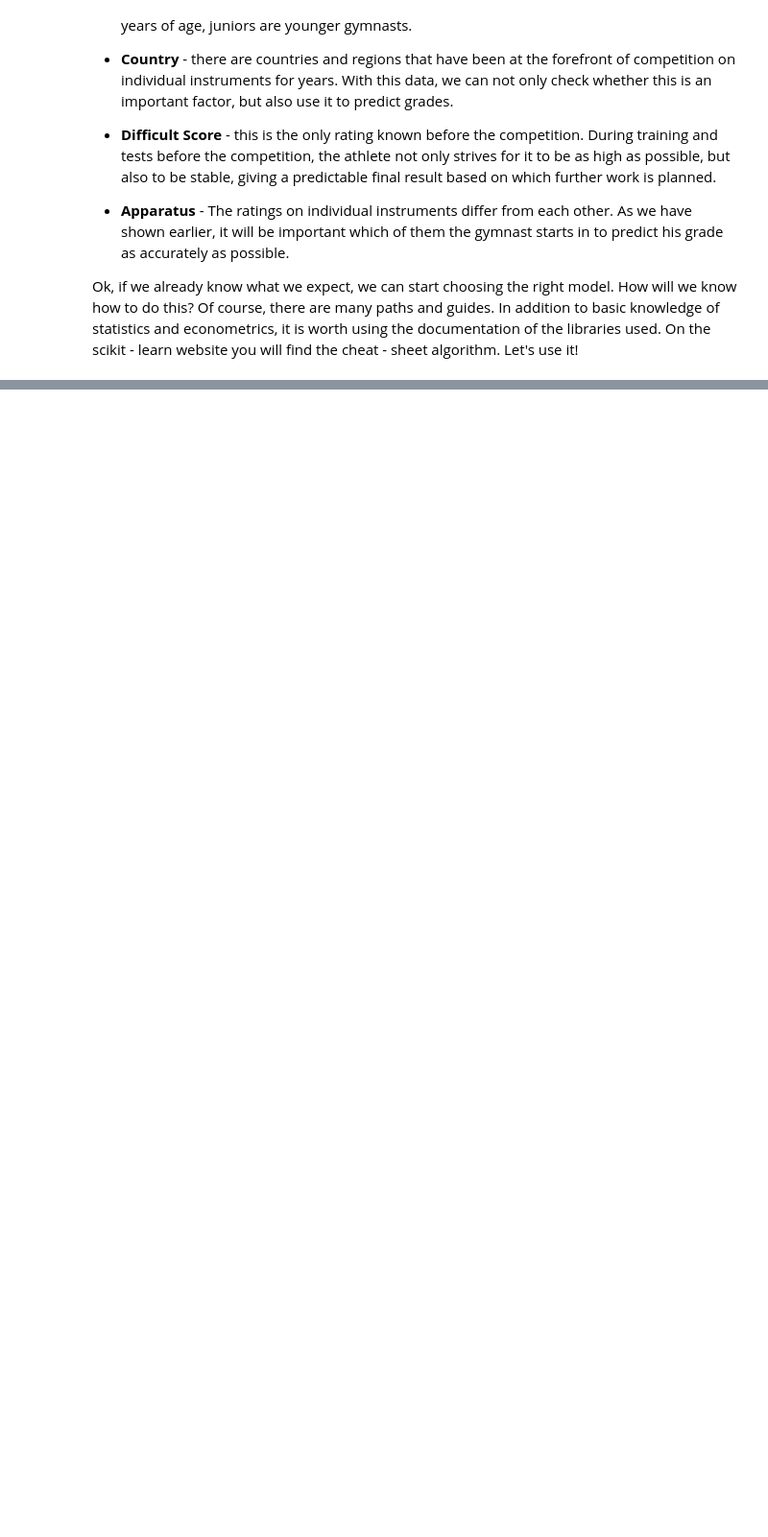
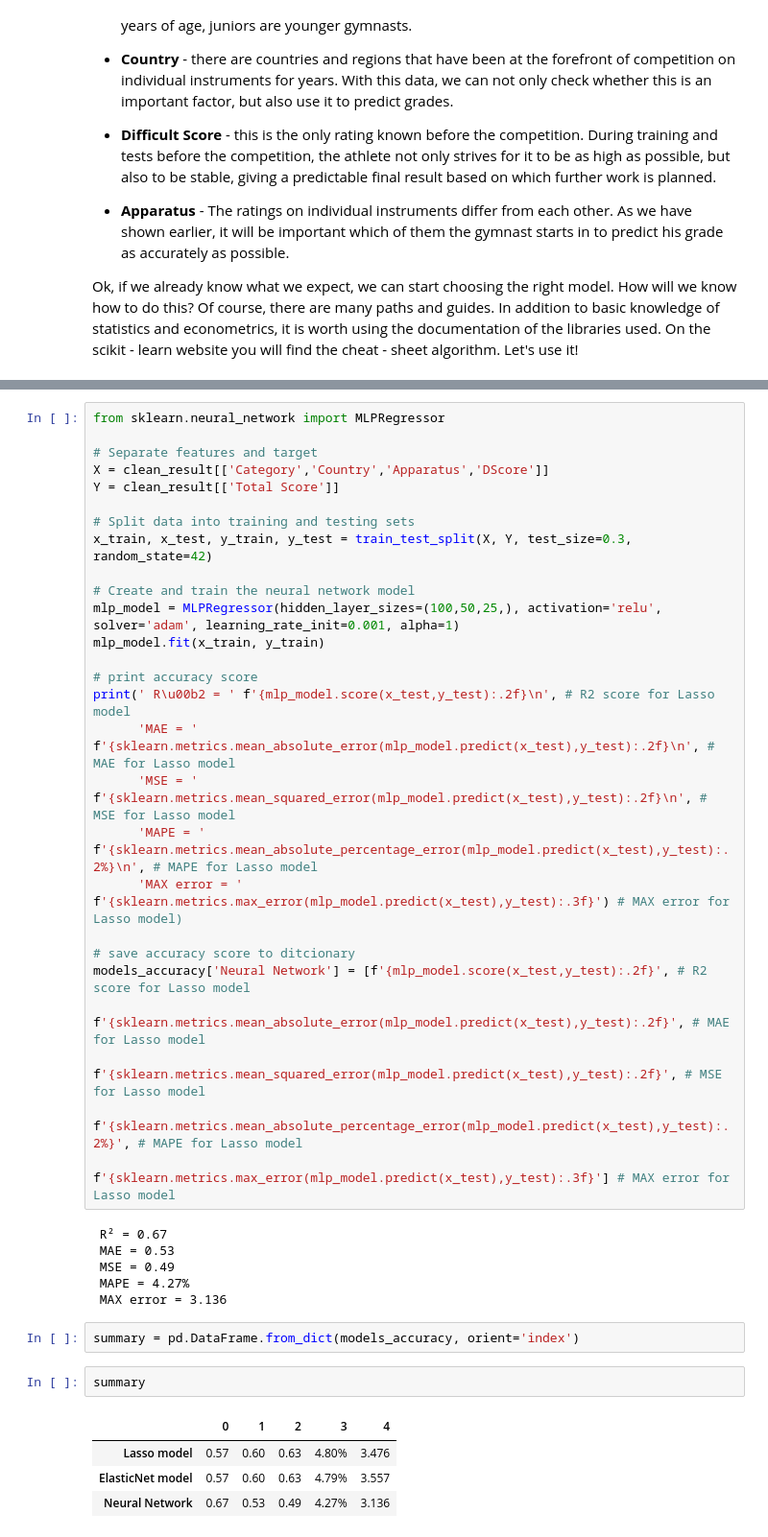
Before and after one commit to Asturn15/Gymnastics-on-GitHub, a Jupyter notebook: Project 5 - ML model in Python/Notebook project.ipynb, the cells around one changed output, grey strips where cells are left out. Shown at 96% size. Drawn from its saved outputs; the diff is of its cells as text; blank space fills up the shorter version.

Commit message:
add first model evaluation

```diff
--- a/Project 5 - ML model in Python/Notebook project.ipynb
+++ b/Project 5 - ML model in Python/Notebook project.ipynb
@@ -995,0 +1092,42 @@ Is that all? However, we will definitely not start building our model here!
+# %%
+from sklearn.neural_network import MLPRegressor
+
+# Separate features and target
+X = clean_result[['Category','Country','Apparatus','DScore']]
+Y = clean_result[['Total Score']]
+
+# Split data into training and testing sets
+x_train, x_test, y_train, y_test = train_test_split(X, Y, test_size=0.3, random_state=42)
+
+# Create and train the neural network model
+mlp_model = MLPRegressor(hidden_layer_sizes=(100,50,25,), activation='relu', solver='adam', learning_rate_init=0.001, alpha=1)
+mlp_model.fit(x_train, y_train)
+
+# print accuracy score
+print(' R\u00b2 = ' f'{mlp_model.score(x_test,y_test):.2f}\n', # R2 score for Lasso model
+      'MAE = ' f'{sklearn.metrics.mean_absolute_error(mlp_model.predict(x_test),y_test):.2f}\n', # MAE for Lasso model
+      'MSE = ' f'{sklearn.metrics.mean_squared_error(mlp_model.predict(x_test),y_test):.2f}\n', # MSE for Lasso model
+      'MAPE = ' f'{sklearn.metrics.mean_absolute_percentage_error(mlp_model.predict(x_test),y_test):.2%}\n', # MAPE for Lasso model
+      'MAX error = ' f'{sklearn.metrics.max_error(mlp_model.predict(x_test),y_test):.3f}') # MAX error for Lasso model)
+
+# save accuracy score to ditcionary
+models_accuracy['Neural Network'] = [f'{mlp_model.score(x_test,y_test):.2f}', # R2 score for Lasso model
+                     f'{sklearn.metrics.mean_absolute_error(mlp_model.predict(x_test),y_test):.2f}', # MAE for Lasso model
+                     f'{sklearn.metrics.mean_squared_error(mlp_model.predict(x_test),y_test):.2f}', # MSE for Lasso model
+                     f'{sklearn.metrics.mean_absolute_percentage_error(mlp_model.predict(x_test),y_test):.2%}', # MAPE for Lasso model
+                     f'{sklearn.metrics.max_error(mlp_model.predict(x_test),y_test):.3f}'] # MAX error for Lasso model
+# %% [output]
+ R² = 0.67
+ MAE = 0.53
+ MSE = 0.49
+ MAPE = 4.27%
+ MAX error = 3.136
+# %%
+summary = pd.DataFrame.from_dict(models_accuracy, orient='index')
+# %%
+summary
+# %% [output]
+|  | 0 | 1 | 2 | 3 | 4 |
+| Lasso model | 0.57 | 0.60 | 0.63 | 4.80% | 3.476 |
+| ElasticNet model | 0.57 | 0.60 | 0.63 | 4.79% | 3.557 |
+| Neural Network | 0.67 | 0.53 | 0.49 | 4.27% | 3.136 |
```
Also changed, not shown: parts of 7 cells of this notebook.
